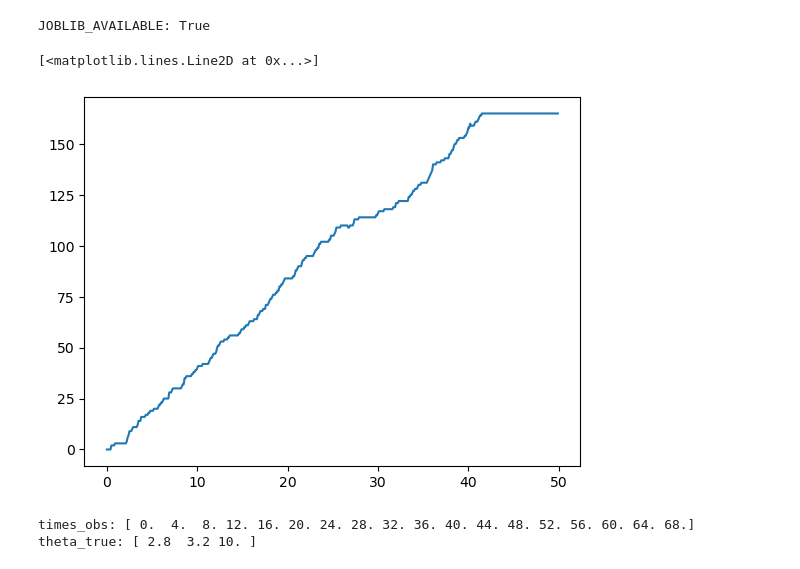
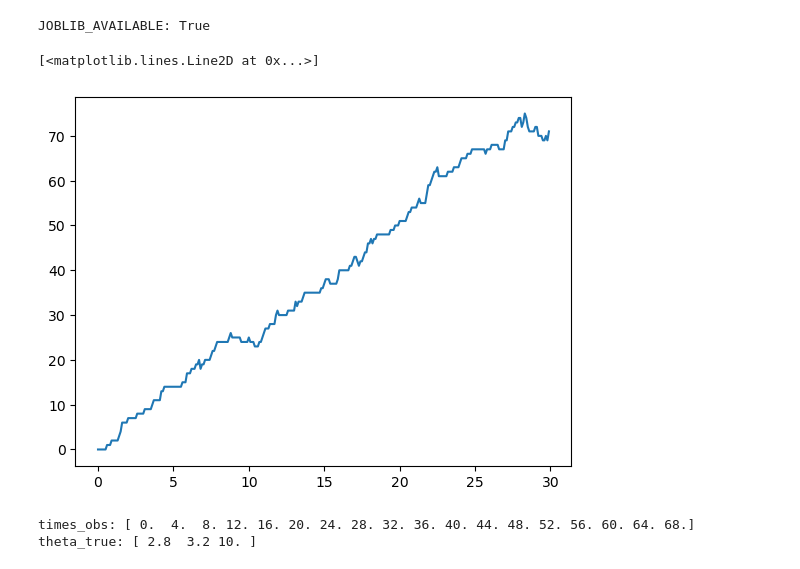
Before and after one commit to AdrianHou2/prc-recruitment-bayesian-analysis, a Jupyter notebook: python_version/test.ipynb, the cells around one changed output. Drawn from its saved outputs; the diff is of its cells as text; code cells hidden in the pictures.

```diff
--- a/python_version/test.ipynb
+++ b/python_version/test.ipynb
@@ -22,10 +22,10 @@ JOBLIB_AVAILABLE: True
 # %%
 ns = run_gillespie_prc1_on_grid(4e-5, 1, 10, 0.1, np.arange(0, 30, 0.1), cooperativity_energy=10, enable_cooperativity=True, enable_hopping="fast", max_steps=2000)
 # %%
-plt.plot(np.arange(0, 50, 0.1), ns)
+plt.plot(np.arange(0, 30, 0.1), ns)
 # %% [output]
 [<matplotlib.lines.Line2D at 0x...>]
-[figure, old version]
+[figure, new version]
 # %%
 times_obs = np.linspace(0.0, 68.0, 18)  # 0,4,8,...,68
 
```
Also changed, not shown: 1 other file.
